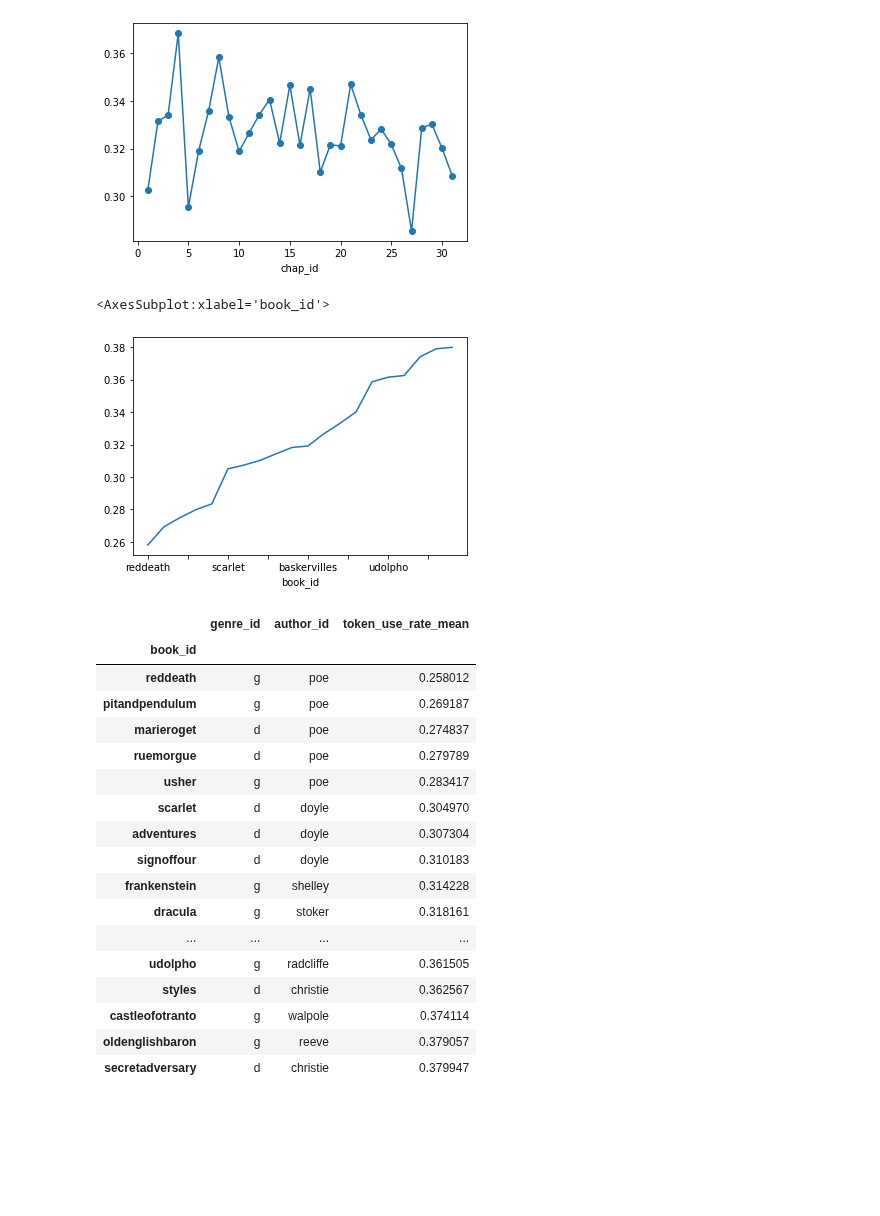
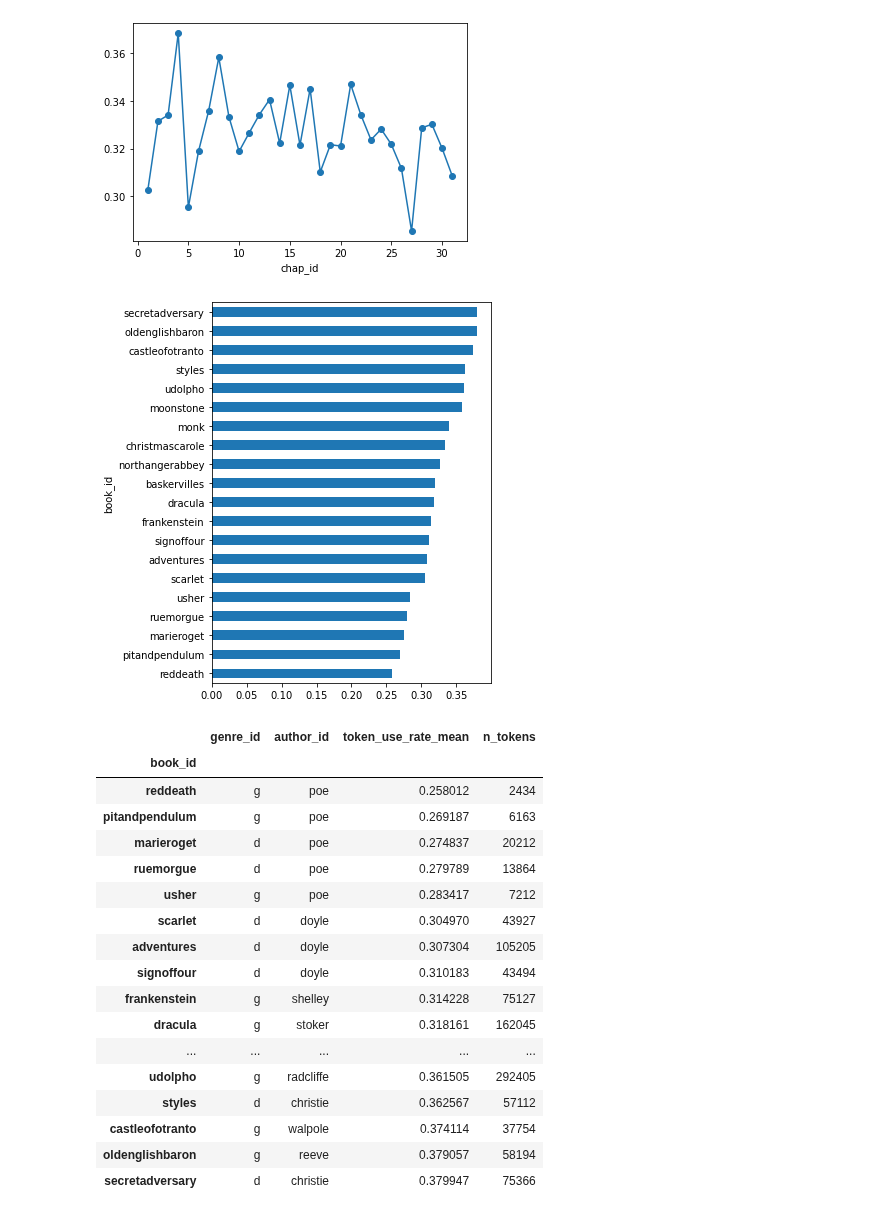
Before and after one commit to ontoligent/DS5001-2022-01-OLD, a Jupyter notebook: M00_FinalProjects/M00_01_VectorizationWithSKLearn.ipynb, the cells around one changed output. Saved outputs shown, nothing was run; the diff lists cells and outputs as text; code cells hidden in the pictures; blank space fills up the shorter version.

```diff
--- a/M00_FinalProjects/M00_01_VectorizationWithSKLearn.ipynb
+++ b/M00_FinalProjects/M00_01_VectorizationWithSKLearn.ipynb
@@ -278,5 +293,3 @@ BOW
 |  |  | yes | 1.0 | 0.007462 |
 |  |  | youth | 1.0 | 0.012446 |
 229599 rows × 2 columns
-# %%
-DOC['n_tokens_used'] = BOW.groupby(OHCO[:2]).n.sum()
@@ -283,3 +298,6 @@ DOC['n_tokens_used'] = BOW.groupby(OHCO[:2]).n.sum()
+# %%
+DOC['n_tokens_used'] = BOW.groupby(OHCO[:2]).n.sum().astype('int')
+DOC['token_use_rate'] = DOC.n_tokens_used / DOC.n_tokens
 # %%
 DOC
 # %% [output]
@@ -343,26 +334,28 @@ LIB['token_use_rate_mean'] = DOC.groupby('book_id').token_use_rate.mean()
+# %%
+LIB['token_use_rate_mean'] = DOC.groupby('book_id').token_use_rate.mean()
+LIB['n_tokens'] = DOC.groupby('book_id').n_tokens.sum()
 # %%
-LIB.sort_values('token_use_rate_mean').token_use_rate_mean.plot.line()
+LIB.sort_values('token_use_rate_mean').token_use_rate_mean.plot.barh(figsize=(5,7));
 # %% [output]
-<AxesSubplot:xlabel='book_id'>
-[figure, old version]
+[figure, new version]
 # %%
-LIB.sort_values('token_use_rate_mean')
+LIB.sort_values('token_use_rate_mean').style.background_gradient()
 # %% [output]
-|  | genre_id | author_id | token_use_rate_mean |
-| book_id |  |  |  |
-| reddeath | g | poe | 0.258012 |
-| pitandpendulum | g | poe | 0.269187 |
-| marieroget | d | poe | 0.274837 |
-| ruemorgue | d | poe | 0.279789 |
-| usher | g | poe | 0.283417 |
-| scarlet | d | doyle | 0.304970 |
-| adventures | d | doyle | 0.307304 |
-| signoffour | d | doyle | 0.310183 |
-| frankenstein | g | shelley | 0.314228 |
-| dracula | g | stoker | 0.318161 |
-| ... | ... | ... | ... |
-| udolpho | g | radcliffe | 0.361505 |
-| styles | d | christie | 0.362567 |
-| castleofotranto | g | walpole | 0.374114 |
-| oldenglishbaron | g | reeve | 0.379057 |
-| secretadversary | d | christie | 0.379947 |
+|  | genre_id | author_id | token_use_rate_mean | n_tokens |
+| book_id |  |  |  |  |
+| reddeath | g | poe | 0.258012 | 2434 |
+| pitandpendulum | g | poe | 0.269187 | 6163 |
+| marieroget | d | poe | 0.274837 | 20212 |
+| ruemorgue | d | poe | 0.279789 | 13864 |
+| usher | g | poe | 0.283417 | 7212 |
+| scarlet | d | doyle | 0.304970 | 43927 |
+| adventures | d | doyle | 0.307304 | 105205 |
+| signoffour | d | doyle | 0.310183 | 43494 |
+| frankenstein | g | shelley | 0.314228 | 75127 |
+| dracula | g | stoker | 0.318161 | 162045 |
+| ... | ... | ... | ... | ... |
+| udolpho | g | radcliffe | 0.361505 | 292405 |
+| styles | d | christie | 0.362567 | 57112 |
+| castleofotranto | g | walpole | 0.374114 | 37754 |
+| oldenglishbaron | g | reeve | 0.379057 | 58194 |
+| secretadversary | d | christie | 0.379947 | 75366 |
```
Also changed, not shown: parts of 12 cells of this notebook, 3 other files.
